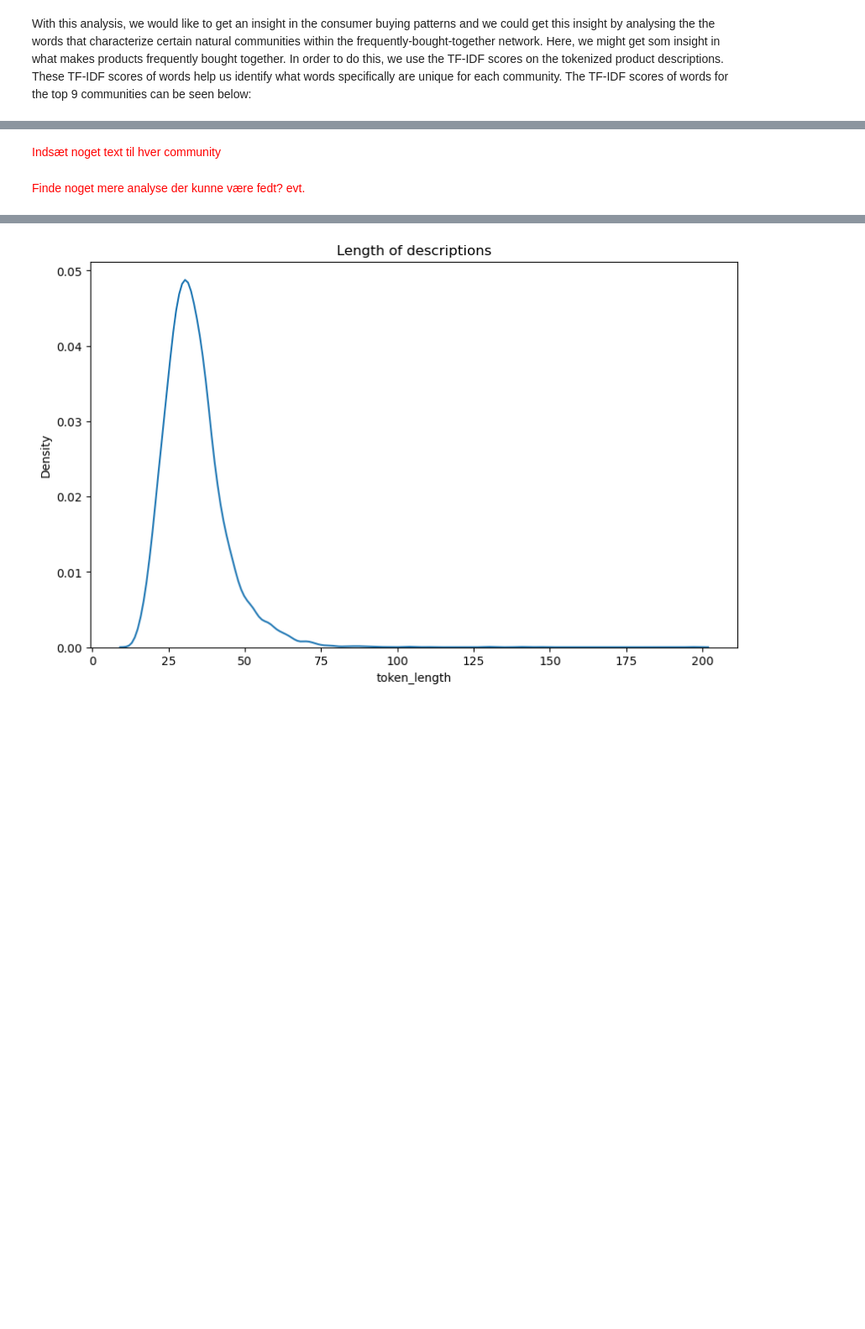
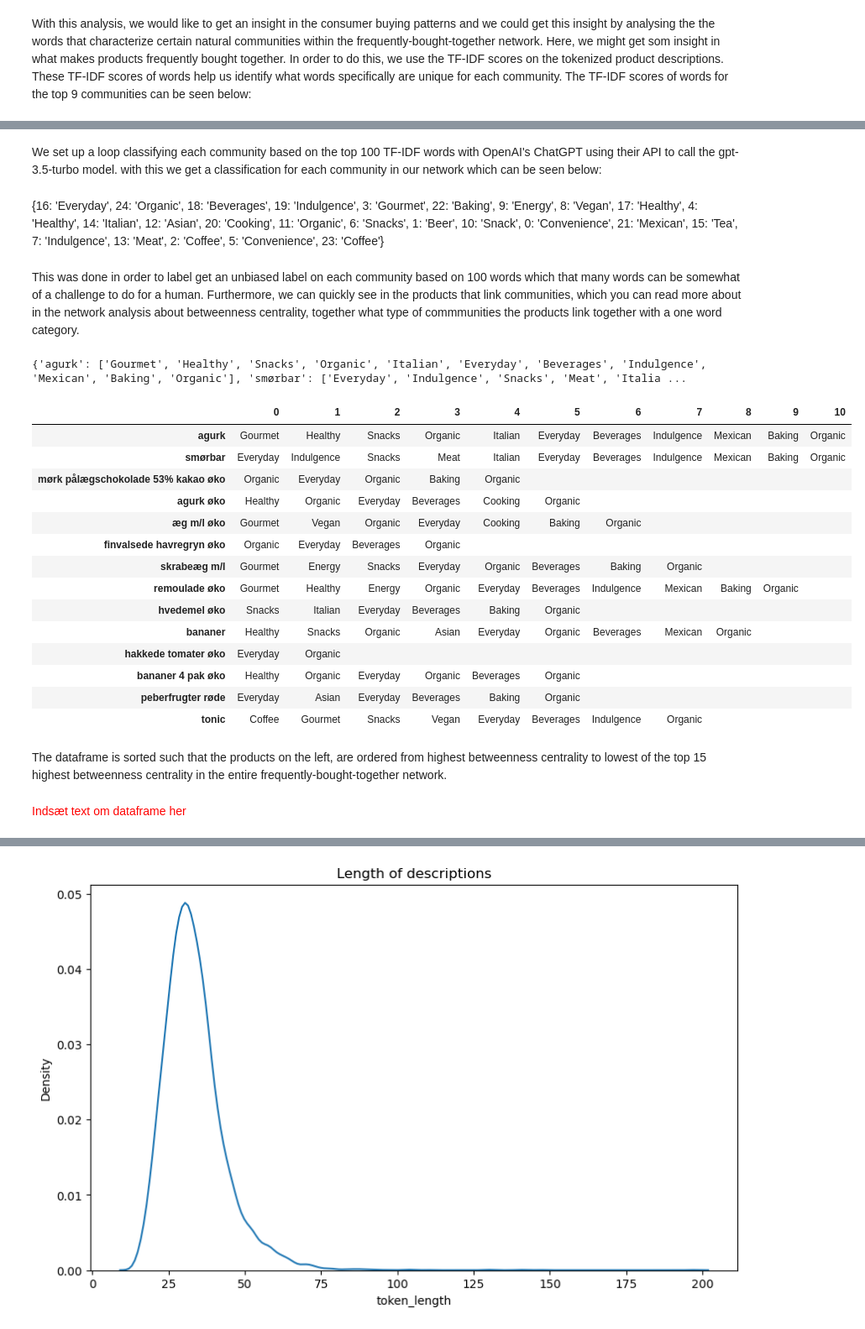
Before and after one commit to KarolineKlan/ComSocSci2024-FinalProject, a Jupyter notebook: NLP_text.ipynb, the cells around one changed output, grey strips where cells are left out. Shown at 84% size. Drawn from its saved outputs; the diff is of its cells as text; code cells hidden in the pictures; blank space fills up the shorter version.

```diff
--- a/NLP_text.ipynb
+++ b/NLP_text.ipynb
@@ -48,7 +92,67 @@ We see some different patterns that we can associate from each other in each com
+# %% [markdown]
+We set up a loop classifying each community based on the top 100 TF-IDF words with OpenAI's ChatGPT using their API to call the gpt-3.5-turbo model. with this we get a classification for each community in our network which can be seen below:
+# %% [markdown]
+{16: 'Everyday',
+ 24: 'Organic',
+ 18: 'Beverages',
+ 19: 'Indulgence',
+ 3: 'Gourmet',
+ 22: 'Baking',
+ 9: 'Energy',
+ 8: 'Vegan',
+ 17: 'Healthy',
+ 4: 'Healthy',
+ 14: 'Italian',
+ 12: 'Asian',
+ 20: 'Cooking',
+ 11: 'Organic',
+ 6: 'Snacks',
+ 1: 'Beer',
+ 10: 'Snack',
+ 0: 'Convenience',
+ 21: 'Mexican',
+ 15: 'Tea',
+ 7: 'Indulgence',
+ 13: 'Meat',
+ 2: 'Coffee',
+ 5: 'Convenience',
+ 23: 'Coffee'}
+# %% [markdown]
+This was done in order to label get an unbiased label on each community based on 100 words which that many words can be somewhat of a challenge to do for a human. Furthermore, we can quickly see in the products that link communities, which you can read more about in the network analysis about betweenness centrality, together what type of commmunities the products link together with a one word category.
+# %%
+dictionary1 = {16: 'Everyday', 24: 'Organic', 18: 'Beverages', 19: 'Indulgence', 3: 'Gourmet', 22: 'Baking', 9: 'Energy', 8: 'Vegan', 17: 'Organic', 4: 'Healthy', 14: 'Italian', 12: 'Asian', 20: 'Cooking', 11: 'Organic', 6: 'Snacks', 1: 'Beer', 10: 'Snacks', 0: 'Convenience', 21: 'Mexican', 15: 'Tea', 7: 'Indulgence', 13: 'Meat', 2: 'Coffee', 5: 'Everyday', 23: 'Coffee'}
+
+c_dict = {'18364': {5, 10, 11, 16, 18, 20, 21, 22, 24}, '29439': {3, 4, 10, 11, 14, 16, 18, 19, 21, 22, 24}, '19721': {5, 7, 10, 13, 14, 16, 18, 19, 21, 22, 24}, '39353': {11, 16, 17, 22, 24}, '61090': {4, 11, 16, 18, 20, 24}, '53366': {3, 8, 11, 16, 20, 22, 24}, '39411': {11, 16, 18, 24}, '53365': {3, 9, 10, 16, 17, 18, 22, 24}, '41860': {3, 4, 9, 11, 16, 18, 19, 21, 22, 24}, '82376': {10, 14, 16, 18, 22, 24}, '18381': {4, 6, 11, 12, 16, 17, 18, 21, 24}, '119482': {16, 24}, '72008': {4, 11, 16, 17, 18, 24}, '51061': {5, 12, 16, 18, 22, 24}, '71507': {2, 3, 6, 8, 16, 18, 19, 24}}
+
+# Replace integers with corresponding values from dictionary1 while maintaining order
+c_dict_with_strings = {key: [dictionary1[item] for item in sorted(value)] for key, value in c_dict.items()}
+new_dict_with_names = {data_clean[data_clean['product_id'] == int(key)]['name'].iloc[0]: value for key, value in c_dict_with_strings.items()}
+
+print(new_dict_with_names)
+
+# Convert dictionary to DataFrame
+df = pd.DataFrame.from_dict(new_dict_with_names, orient='index')
+df = df.map(lambda x: '' if x is None else x)
+
+df
+# %% [output]
+{'agurk': ['Gourmet', 'Healthy', 'Snacks', 'Organic', 'Italian', 'Everyday', 'Beverages', 'Indulgence', 'Mexican', 'Baking', 'Organic'], 'smørbar': ['Everyday', 'Indulgence', 'Snacks', 'Meat', 'Italia ...
+|  | 0 | 1 | 2 | 3 | 4 | 5 | 6 | 7 | 8 | 9 | 10 |
+| agurk | Gourmet | Healthy | Snacks | Organic | Italian | Everyday | Beverages | Indulgence | Mexican | Baking | Organic |
+| smørbar | Everyday | Indulgence | Snacks | Meat | Italian | Everyday | Beverages | Indulgence | Mexican | Baking | Organic |
+| mørk pålægschokolade 53% kakao øko | Organic | Everyday | Organic | Baking | Organic |  |  |  |  |  |  |
+| agurk øko | Healthy | Organic | Everyday | Beverages | Cooking | Organic |  |  |  |  |  |
+| æg m/l øko | Gourmet | Vegan | Organic | Everyday | Cooking | Baking | Organic |  |  |  |  |
+| finvalsede havregryn øko | Organic | Everyday | Beverages | Organic |  |  |  |  |  |  |  |
+| skrabeæg m/l | Gourmet | Energy | Snacks | Everyday | Organic | Beverages | Baking | Organic |  |  |  |
+| remoulade øko | Gourmet | Healthy | Energy | Organic | Everyday | Beverages | Indulgence | Mexican | Baking | Organic |  |
+| hvedemel øko | Snacks | Italian | Everyday | Beverages | Baking | Organic |  |  |  |  |  |
+| bananer | Healthy | Snacks | Organic | Asian | Everyday | Organic | Beverages | Mexican | Organic |  |  |
+| hakkede tomater øko | Everyday | Organic |  |  |  |  |  |  |  |  |  |
+| bananer 4 pak øko | Healthy | Organic | Everyday | Organic | Beverages | Organic |  |  |  |  |  |
+| peberfrugter røde | Everyday | Asian | Everyday | Beverages | Baking | Organic |  |  |  |  |  |
+| tonic | Coffee | Gourmet | Snacks | Vegan | Everyday | Beverages | Indulgence | Organic |  |  |  |
+# %% [markdown]
+The dataframe is sorted such that the products on the left, are ordered from highest betweenness centrality to lowest of the top 15 highest betweenness centrality in the entire frequently-bought-together network.
 # %% [markdown]
-<span style="color:red"> Indsæt noget text til hver community </span>
+<span style="color:red"> Indsæt text om dataframe her </span>
-# %% [markdown]
-<span style="color:red"> Finde noget mere analyse der kunne være fedt?
-evt.
-
- </span>
```
Also changed, not shown: parts of 33 cells of this notebook, 3 other files.
